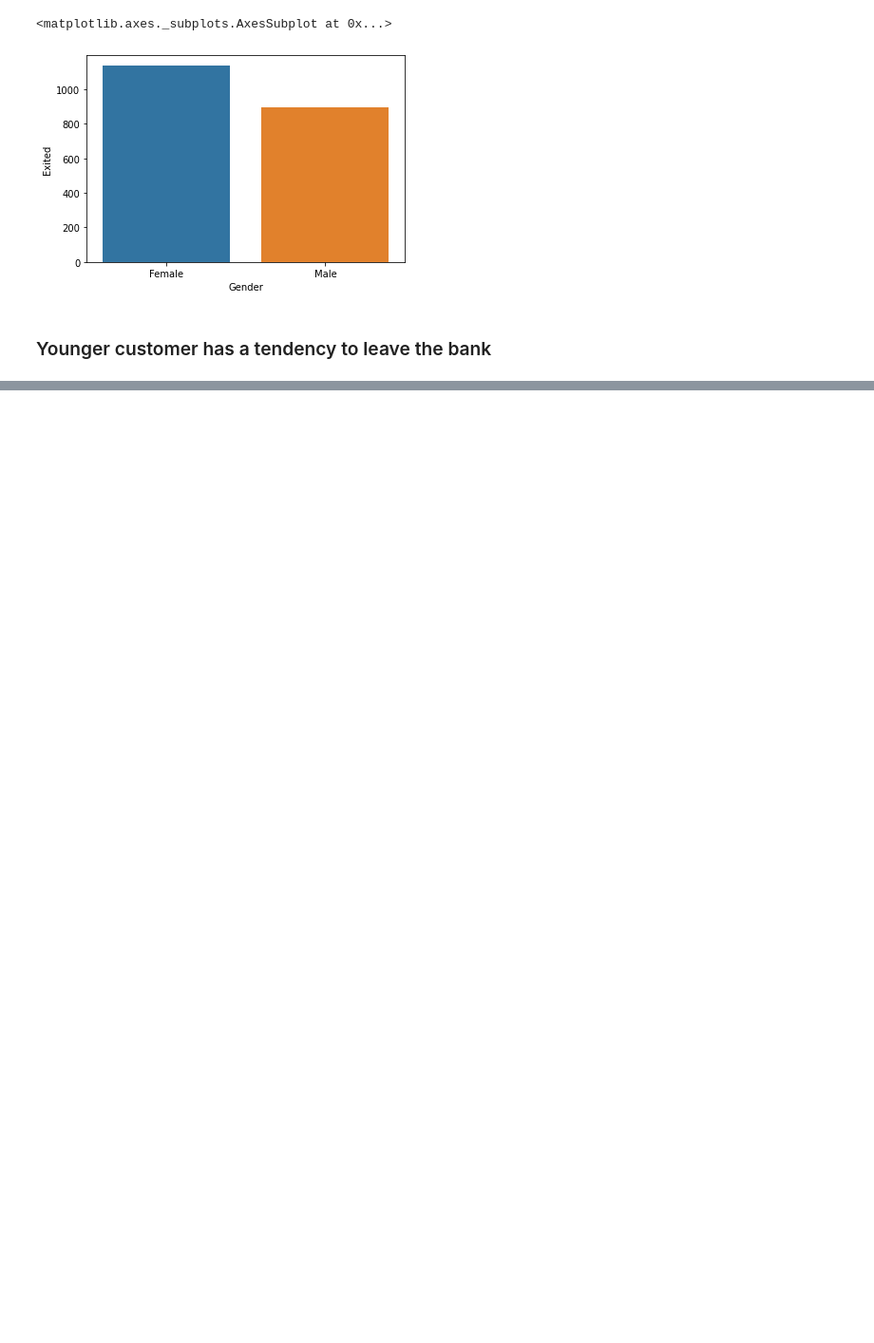
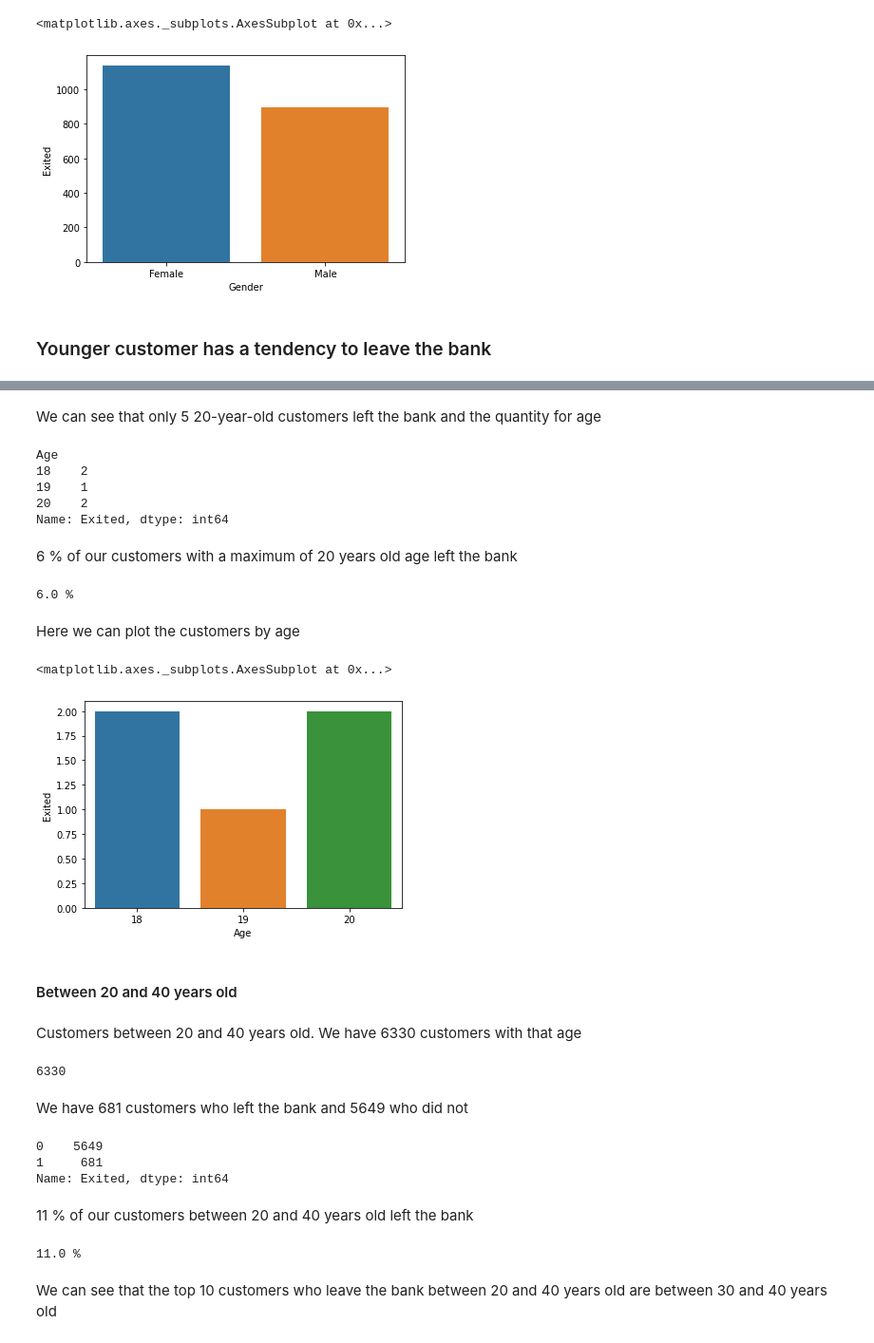
Before and after one commit to bezerraluis/Churn--Project, a Jupyter notebook: Churn.ipynb, the cells around one changed output, grey strips where cells are left out. Shown at 95% size. Cells and saved outputs as stored; diff of their text form; code cells hidden in the pictures; blank space fills up the shorter version.

```diff
--- a/Churn.ipynb
+++ b/Churn.ipynb
@@ -489,0 +649,57 @@ Age_high_80 = df_churn2.query('Age > 80')
+# %% [markdown]
+We can see that only 5  20-year-old customers left the bank and the quantity for age
+# %%
+btw_20 = Age_btw_20.groupby('Age')['Exited'].sum().head(10)
+
+btw_20
+# %% [output]
+Age
+18    2
+19    1
+20    2
+Name: Exited, dtype: int64
+# %% [markdown]
+6 % of our customers with a maximum of 20 years old age left the bank
+# %%
+porc_leave_btw20 = (count_20[1] / len(Age_btw_20))*100
+
+print(round(porc_leave_btw20),'%')
+# %% [output]
+6.0 %
+# %% [markdown]
+Here we can plot the customers by age
+# %%
+sns.barplot(x= 'Age', y= 'Exited', data= Age_btw_20,ci= None ,estimator= np.sum)
+# %% [output]
+<matplotlib.axes._subplots.AxesSubplot at 0x...>
+[figure, added]
+# %% [markdown]
+#### Between 20 and 40 years old
+# %% [markdown]
+Customers between 20 and 40 years old. We have 6330 customers with that age
+# %%
+Age_btw_20_40 = df_churn2.query('Age >20 & Age <=40')
+
+len(Age_btw_20_40)
+# %% [output]
+6330
+# %% [markdown]
+We have 681 customers who left the bank and 5649 who did not
+# %%
+count_20_40 = Age_btw_20_40['Exited'].value_counts()
+
+count_20_40
+# %% [output]
+0    5649
+1     681
+Name: Exited, dtype: int64
+# %% [markdown]
+11 % of our customers between 20 and 40 years old left the bank
+# %%
+porc_leave_20_40 = (count_20_40[1] / len(Age_btw_20_40))*100
+
+print(round(porc_leave_20_40),'%')
+# %% [output]
+11.0 %
+# %% [markdown]
+We can see that the top 10 customers who leave the bank between 20 and 40 years old are between 30 and 40 years old
```
Also changed, not shown: parts of 169 cells of this notebook.
